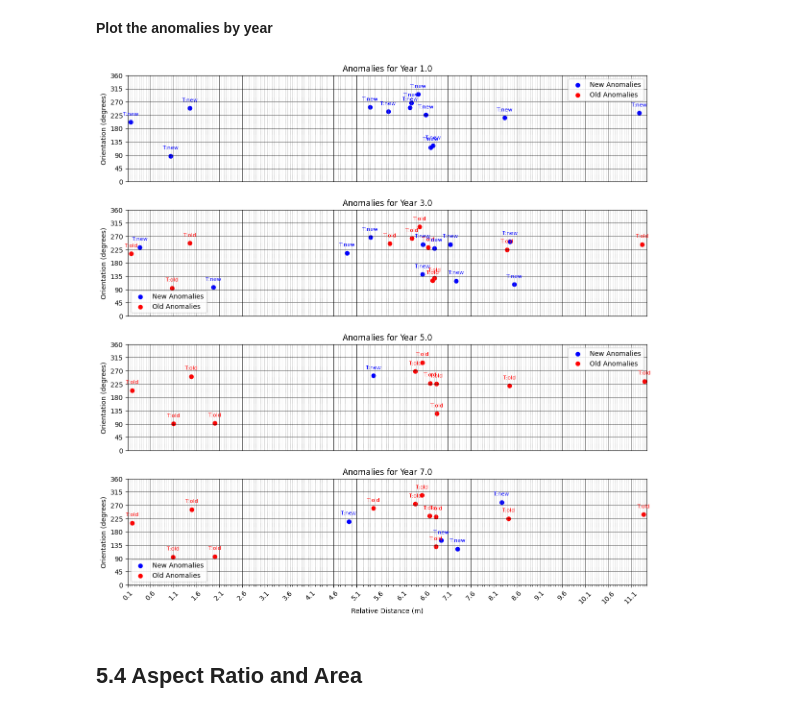
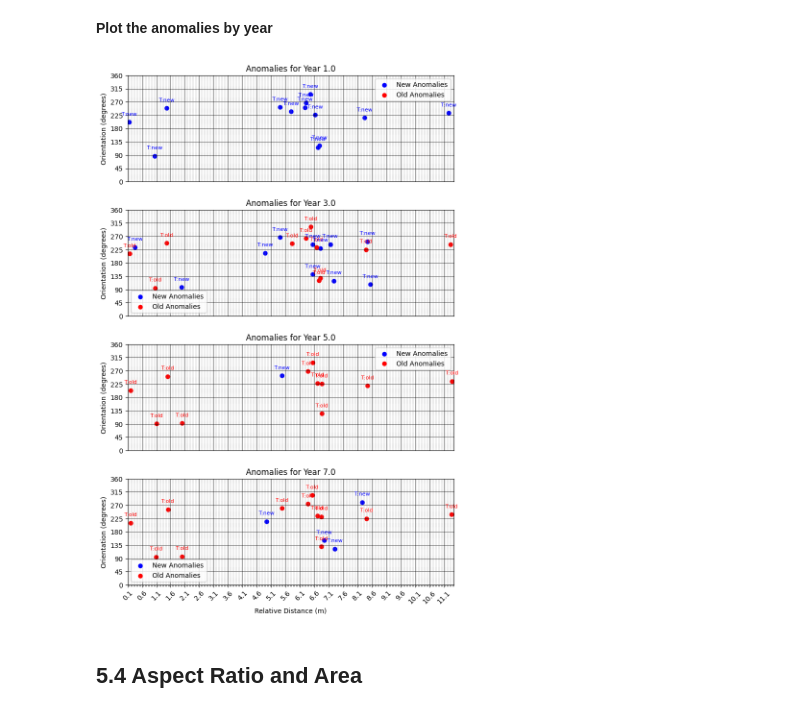
Before and after one commit to Farhad-Davaripour/AI_Applications_in_Pipeline_Engineering, a Jupyter notebook: demo.ipynb, the cells around one changed output. Cells and saved outputs as stored; diff of their text form; code cells hidden in the pictures.

```diff
--- a/demo.ipynb
+++ b/demo.ipynb
@@ -296,9 +296,9 @@ Anomalies_EngineeringFeatures_Mapped_df[[ # type: ignore
 ]].to_csv(Plot_Anomaly_mapped_df_file_path, index=False)
 # %%
 # Plot the anomalies by year
-plot_anomalies_by_year(Anomalies_EngineeringFeatures_Mapped_df, 14, figsize=(12, 3)) # type: ignore
+plot_anomalies_by_year(Anomalies_EngineeringFeatures_Mapped_df, 14, figsize=(8, 3)) # type: ignore
 # %% [output]
-[figure, old version]
+[figure, new version]
 # %% [markdown]
 ## 5.4 Aspect Ratio and Area
 # %%
```
Also changed, not shown: parts of 13 cells of this notebook, 1 other file.
